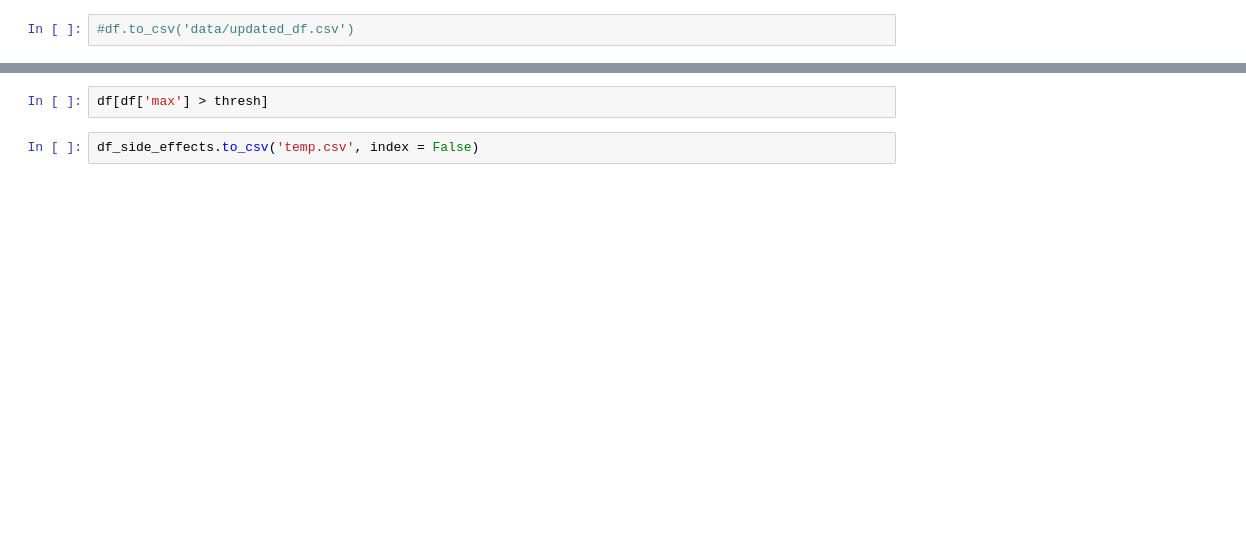
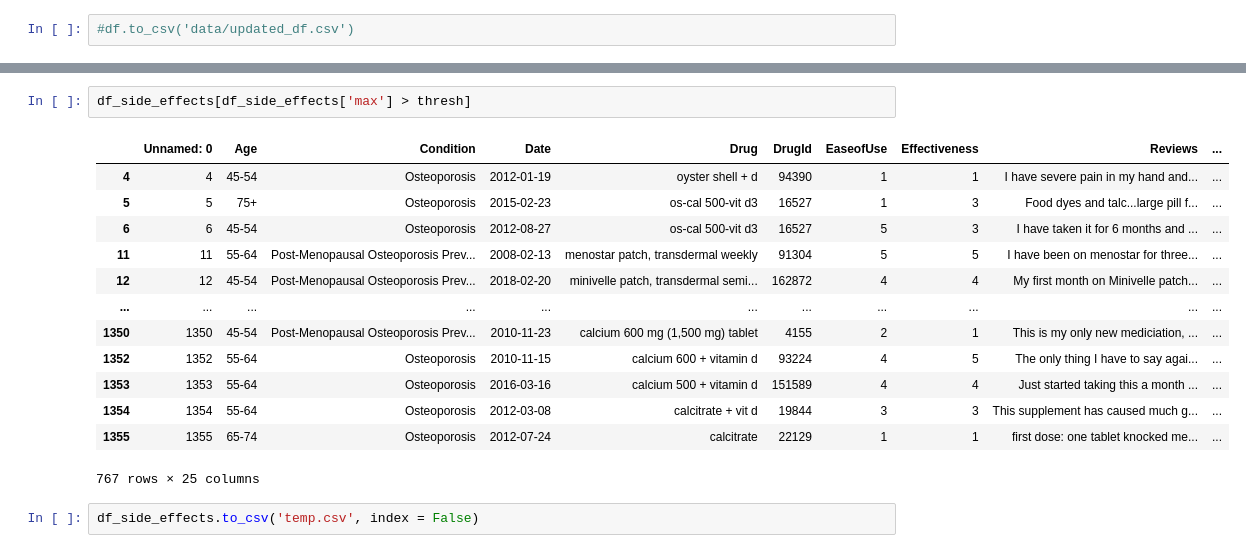
Before and after one commit to woonsupkim/DrugReview, a Jupyter notebook: Woon_after_Classification.ipynb, the cells around one changed output, grey strips where cells are left out. Drawn from its saved outputs; the diff is of its cells as text; blank space fills up the shorter version.

```diff
--- a/Woon_after_Classification.ipynb
+++ b/Woon_after_Classification.ipynb
@@ -313,5 +330,19 @@ df_side_effects['headache'] = side8
 # %%
-df[df['max'] > thresh]
+df_side_effects[df_side_effects['max'] > thresh]
+# %% [output]
+|  | Unnamed: 0 | Age | Condition | Date | Drug | DrugId | EaseofUse | Effectiveness | Reviews | ... |
+| 4 | 4 | 45-54 | Osteoporosis | 2012-01-19 | oyster shell + d | 94390 | 1 | 1 | I have severe pain in my hand and... | ... |
+| 5 | 5 | 75+ | Osteoporosis | 2015-02-23 | os-cal 500-vit d3 | 16527 | 1 | 3 | Food dyes and talc...large pill f... | ... |
+| 6 | 6 | 45-54 | Osteoporosis | 2012-08-27 | os-cal 500-vit d3 | 16527 | 5 | 3 | I have taken it for 6 months and ... | ... |
+| 11 | 11 | 55-64 | Post-Menopausal Osteoporosis Prev... | 2008-02-13 | menostar patch, transdermal weekly | 91304 | 5 | 5 | I have been on menostar for three... | ... |
+| 12 | 12 | 45-54 | Post-Menopausal Osteoporosis Prev... | 2018-02-20 | minivelle patch, transdermal semi... | 162872 | 4 | 4 | My first month on Minivelle patch... | ... |
+| ... | ... | ... | ... | ... | ... | ... | ... | ... | ... | ... |
+| 1350 | 1350 | 45-54 | Post-Menopausal Osteoporosis Prev... | 2010-11-23 | calcium 600 mg (1,500 mg) tablet | 4155 | 2 | 1 | This is my only new mediciation, ... | ... |
+| 1352 | 1352 | 55-64 | Osteoporosis | 2010-11-15 | calcium 600 + vitamin d | 93224 | 4 | 5 | The only thing I have to say agai... | ... |
+| 1353 | 1353 | 55-64 | Osteoporosis | 2016-03-16 | calcium 500 + vitamin d | 151589 | 4 | 4 | Just started taking this a month ... | ... |
+| 1354 | 1354 | 55-64 | Osteoporosis | 2012-03-08 | calcitrate + vit d | 19844 | 3 | 3 | This supplement has caused much g... | ... |
+| 1355 | 1355 | 65-74 | Osteoporosis | 2012-07-24 | calcitrate | 22129 | 1 | 1 | first dose: one tablet knocked me... | ... |
+767 rows × 25 columns
 # %%
 df_side_effects.to_csv('temp.csv', index = False)
 # %%
```
Also changed, not shown: parts of 7 cells of this notebook.
